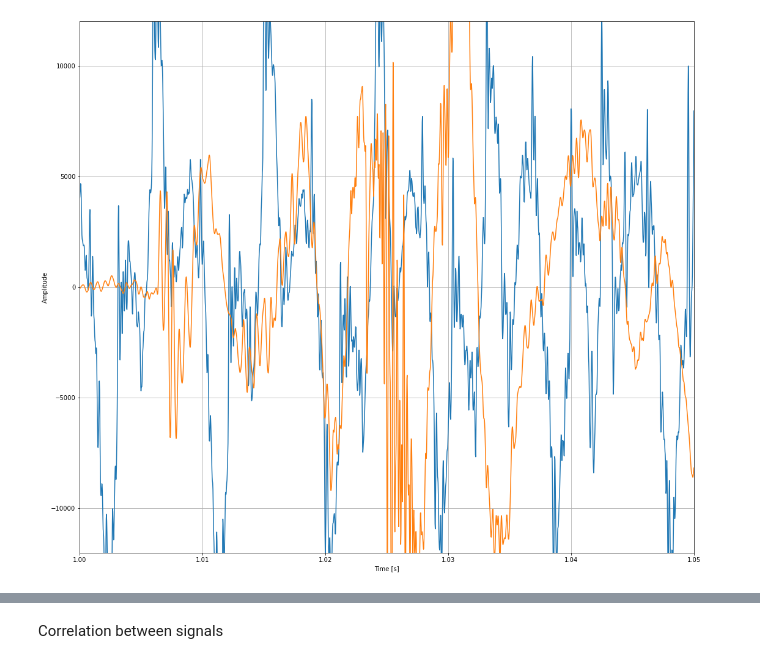
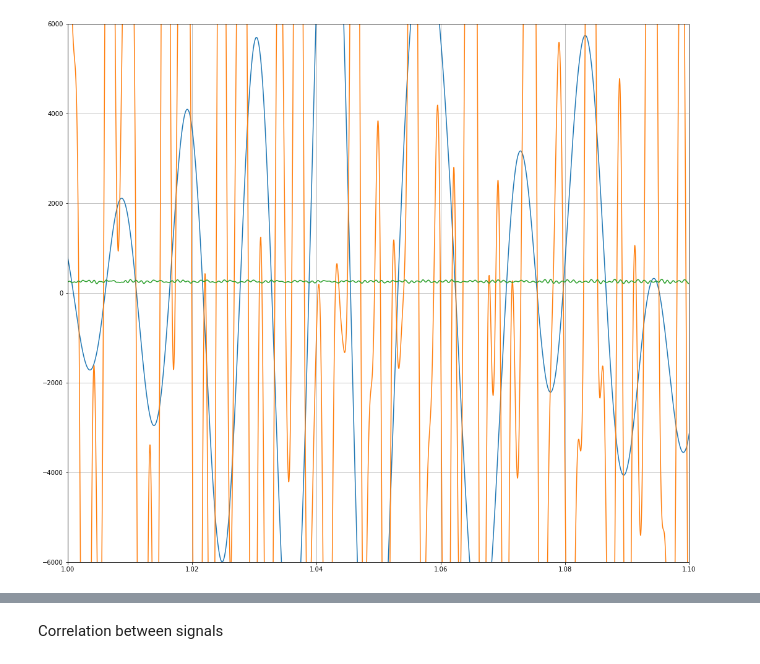
Before and after one commit to coldmayo/Megadeth-Analysis, a Jupyter notebook: Proving Paige Wrong - Project 4.ipynb, the cells around one changed output, grey strips where cells are left out. Cells and saved outputs as stored; diff of their text form; code cells hidden in the pictures.

```diff
--- a/Proving Paige Wrong - Project 4.ipynb
+++ b/Proving Paige Wrong - Project 4.ipynb
@@ -118,14 +55,35 @@ plt.axis([0,100,0,400])
-# %%
-# Same thing as above but with dusty signals
-
-fig = plt.figure(figsize=(18,16))
-
-plt.plot(time, data[:, 0])
-plt.plot(ptime, data1[:, 0])
-
-plt.xlabel("Time [s]")
-plt.ylabel("Amplitude")
-plt.axis([1,1.05,-12000,12000])
-plt.grid()
-# %% [output]
-[figure, removed]
+# %%
+# Overlaying signals from the intro for Peace Sells and Holy Wars
+hw_sr, hw_dat = wavfile.read('songs/holy-wars-intro.wav')
+ps_sr, ps_dat = wavfile.read('songs/peace-sells-intro.wav')
+cat_sr, cat_dat = wavfile.read('songs/greatest-song-ever-intro.wav')
+
+ps_N, ps_length, ps_T0, ps_dt, ps_time = gather_data(ps_sr, ps_dat)
+hw_N, hw_length, ps_T0, hw_dt, hw_time = gather_data(hw_sr, hw_dat)
+cat_N, cat_length, cat_T0, cat_dt, cat_time = gather_data(cat_sr, cat_dat)
+
+ps_cutoff = 100
+hw_cutoff = 600
+cat_cutoff = 2000
+
+ps_time, ps_intro, ps_freq = cleaning(ps_sr, ps_dat, ps_cutoff)
+hw_time, hw_intro, hw_freq = cleaning(hw_sr, hw_dat, hw_cutoff)
+cat_time, cat_intro, cat_freq = cleaning(cat_sr, cat_dat, cat_cutoff)
+
+ps_cleaned_fft = (2/ps_N)*fft(ps_intro)
+ps_freq = fftfreq(ps_N, ps_dt)
+
+hw_cleaned_fft = (2/hw_N)*fft(hw_intro)
+hw_freq = fftfreq(hw_N, hw_dt)
+
+cat_cleaned_fft = (2/hw_N)*fft(cat_intro)
+cat_freq = fftfreq(cat_N, cat_dt)
+
+plt.figure(figsize=(18,16))
+plt.plot(ps_time, np.real(ps_intro))
+plt.plot(hw_time, np.real(hw_intro))
+plt.plot(cat_time, np.real(cat_intro))
+plt.axis([1,1.1,-6000,6000])
+plt.grid()
+# %% [output]
+[figure, added]
```
Also changed, not shown: parts of 26 cells of this notebook.
